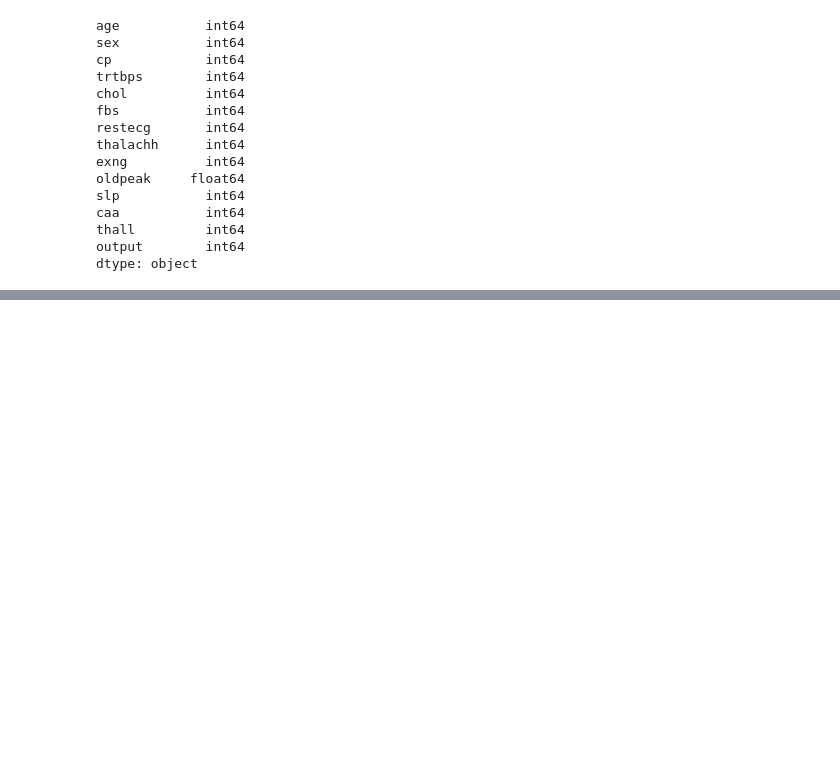
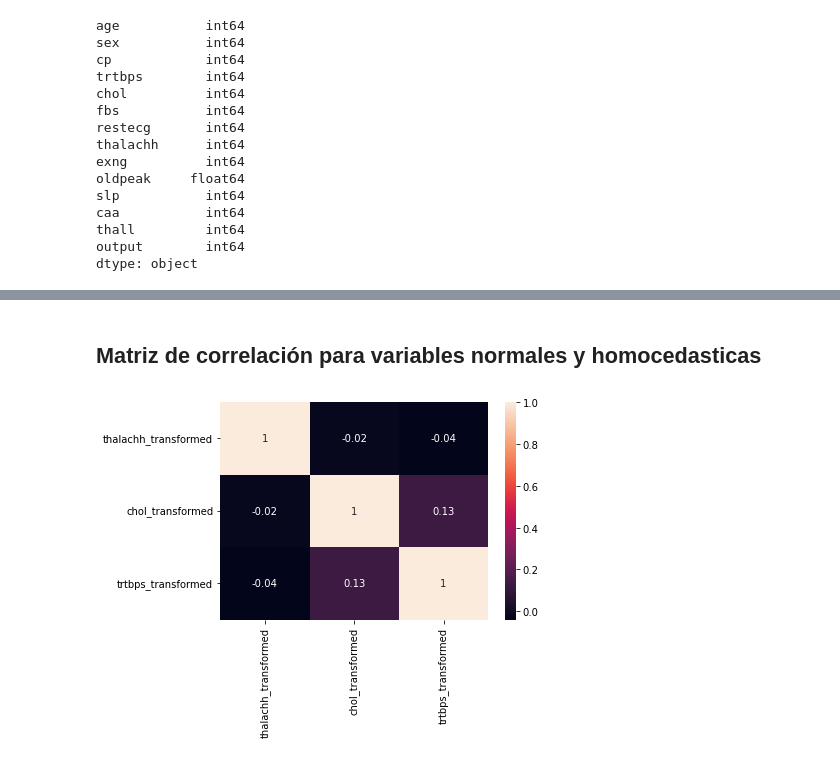
Before and after one commit to Carlos-Perez-Ha/PRA2, a Jupyter notebook: Oscar.ipynb, the cells around one changed output, grey strips where cells are left out. Saved outputs shown, nothing was run; the diff lists cells and outputs as text; code cells hidden in the pictures; blank space fills up the shorter version.

```diff
--- a/Oscar.ipynb
+++ b/Oscar.ipynb
@@ -34,0 +160,7 @@ df.describe()
+# %%
+from sklearn.preprocessing import StandardScaler
+
+std_scaler = StandardScaler()
+
+df_scaled = std_scaler.fit_transform(df[extended_cols].to_numpy())
+df_scaled = pd.DataFrame(df_scaled, columns=extended_cols)
@@ -34,0 +231,10 @@ df.describe()
+# %%
+correlation_variables = ['thalachh_transformed', 'chol_transformed', 'trtbps_transformed']
+# %% [markdown]
+## Matriz de correlación para variables normales y homocedasticas
+# %%
+matrix = df_scaled[correlation_variables].corr(method='pearson').round(2)
+sns.heatmap(matrix, annot=True)
+plt.show()
+# %% [output]
+[figure, added]
```
Also changed, not shown: parts of 24 cells of this notebook.
